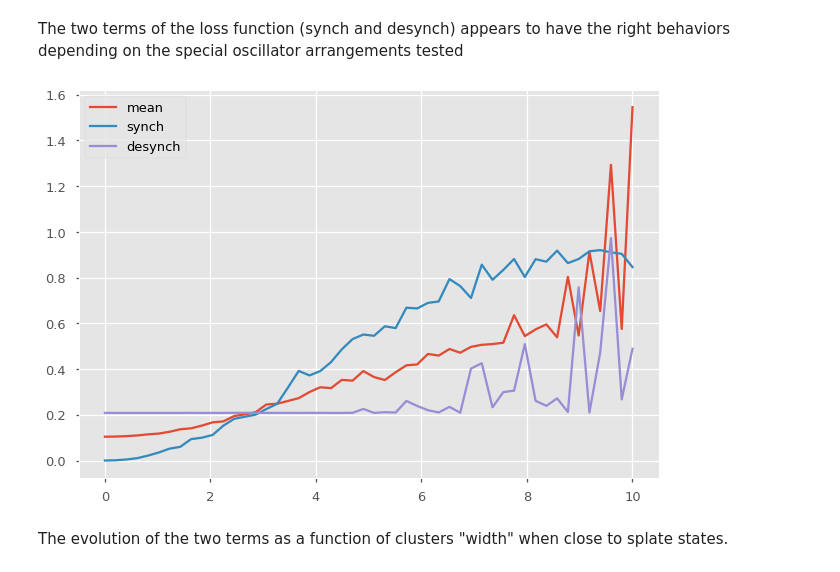
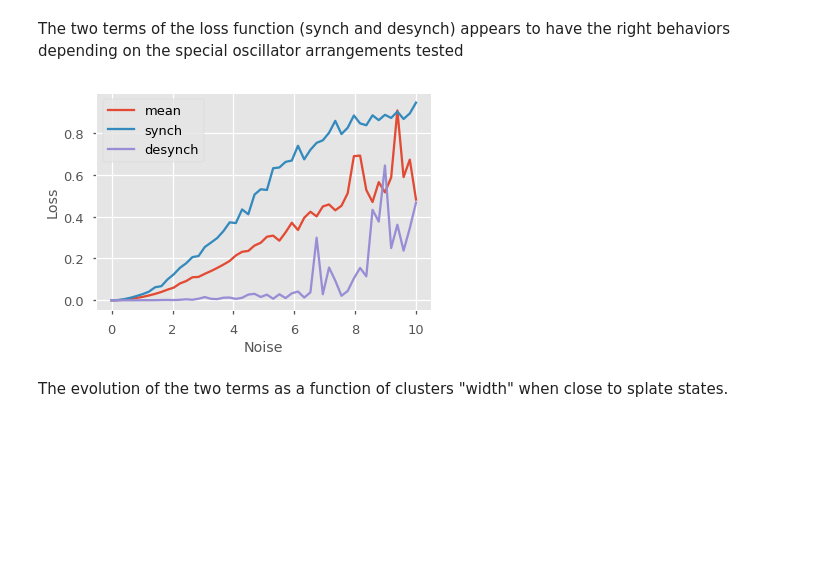
Before and after one commit to serre-lab/synchrony, a Jupyter notebook: notebooks/GMM_clustering.ipynb, the cells around one changed output. Cells and saved outputs as stored; diff of their text form; code cells hidden in the pictures; blank space fills up the shorter version.

```diff
--- a/notebooks/GMM_clustering.ipynb
+++ b/notebooks/GMM_clustering.ipynb
@@ -124,13 +124,13 @@ elapsed time  0.2692911624908447
 # %% [markdown]
 ## Loss
 # %%
-def circular_moments_batch(phases, masks, lasts=50, split = False):
+def circular_moments_batch(phases, masks, lasts=50, split = False, burn_in_prop=.5):
     num_groups = masks.shape[0]
     group_size = masks.sum(1)
     group_size = torch.where(group_size == 0, torch.ones_like(group_size), group_size)
     T = phases.shape[0]
 
-    #burn_in_steps = int(burn_in_prop * T)
+    burn_in_steps = int(burn_in_prop * T)
     masked_phases = phases.unsqueeze(1) * masks
     xx = torch.where(masks.bool(), torch.cos(masked_phases), torch.zeros_like(masked_phases))
     yy = torch.where(masks.bool(), torch.sin(masked_phases), torch.zeros_like(masked_phases))
@@ -147,10 +147,10 @@ def circular_moments_batch(phases, masks, lasts=50, split = False):
     #    desynch += (1.0 / 2*num_groups*m**2) * (torch.cos(m*mean_angles).sum(-1)**2 + torch.sin(m*mean_angles).sum(-1)**2)
     #desynch += (1.0 / 2*num_groups*num_groups**2) * (torch.cos(num_groups*mean_angles).sum(-1)**2 + torch.sin(num_groups*mean_angles).sum(-1)**2)
 
-    loss = .5*(synch + desynch)[-lasts:,...]
+    loss = .5*(synch + desynch)
 
     if split == True:
-        return loss[-lasts:,...].mean(), synch[-lasts:,...].mean(), desynch[-lasts:,...].mean()
+        return loss[burn_in_steps:,...].mean(), synch[burn_in_steps:,...].mean(), desynch[burn_in_steps:,...].mean()
     else:
-        return loss.mean()
+        return loss[burn_in_steps:,...].mean()
 # %%
@@ -177,13 +178,17 @@ def cohn_loss(phases, masks, lasts=50, split = False):
 # %%
-phase_splate = torch.tensor(np.tile([i*2*np.pi/3 for i in range(3)],100)).unsqueeze(0)
-idx = torch.tensor(np.tile([i for i in range(3)],100))
+m = 5
+phase_splate = torch.tensor(np.tile([i*2*np.pi/m for i in range(m)],100)).unsqueeze(0)
+idx = torch.tensor(np.tile([i for i in range(m)],100))
 
-mask_splate = torch.FloatTensor(300,3).zero_()
+mask_splate = torch.FloatTensor(m*100,m).zero_()
 mask_splate.scatter_(1,idx.unsqueeze(1),1).transpose_(1,0)
-phase_splate_noise = phase_splate + 0.1*torch.normal(0,1,[300])
+phase_splate_noise = phase_splate + 0.1*torch.normal(0,1,[m*100])
 
-phase_noise = torch.normal(0,6,[1,300]).float()
-phase_one = torch.ones(1,300).float()
+phase_noise = torch.normal(0,6,[1,m*100]).float()
+phase_one = torch.ones(1,m*100).float()
+
+phases = [phase_splate, phase_splate_noise, phase_noise, phase_one]
+masks = [mask_splate]*4
 # %%
 circular_moments_batch(mask_splate,mask_splate,split = True)
 # %% [output]
@@ -210,13 +210,15 @@ print(circular_moments_batch(phase_one,mask_splate,split = True))
 The two terms of the loss function (synch and desynch) appears to have the right behaviors depending on the special oscillator arrangements tested
 # %%
 range_ =  np.linspace(0,10,50)
-plt.plot(range_,[circular_moments_batch(phase_splate + k*torch.normal(0,0.25,[300]),mask_splate,split = True)[0].numpy() for k in range_],label='mean')
-plt.plot(range_,[circular_moments_batch(phase_splate + k*torch.normal(0,0.25,[300]),mask_splate,split = True)[1].numpy() for k in range_],label='synch')
-plt.plot(range_,[circular_moments_batch(phase_splate + k*torch.normal(0,0.25,[300]),mask_splate,split = True)[2].numpy() for k in range_],label='desynch')
+plt.plot(range_,[circular_moments_batch(phase_splate + k*torch.normal(0,0.25,[m*100]),mask_splate,split = True)[0].numpy() for k in range_],label='mean')
+plt.plot(range_,[circular_moments_batch(phase_splate + k*torch.normal(0,0.25,[m*100]),mask_splate,split = True)[1].numpy() for k in range_],label='synch')
+plt.plot(range_,[circular_moments_batch(phase_splate + k*torch.normal(0,0.25,[m*100]),mask_splate,split = True)[2].numpy() for k in range_],label='desynch')
+plt.ylabel('Loss')
+plt.xlabel('Noise')
 plt.legend()
 plt.show()
 # %% [output]
-[figure, old version]
+[figure, new version]
 # %% [markdown]
 The evolution of the two terms as a function of clusters "width" when close to splate states.
 # %% [markdown]
```
Also changed, not shown: parts of 35 cells of this notebook, 1 other file.
